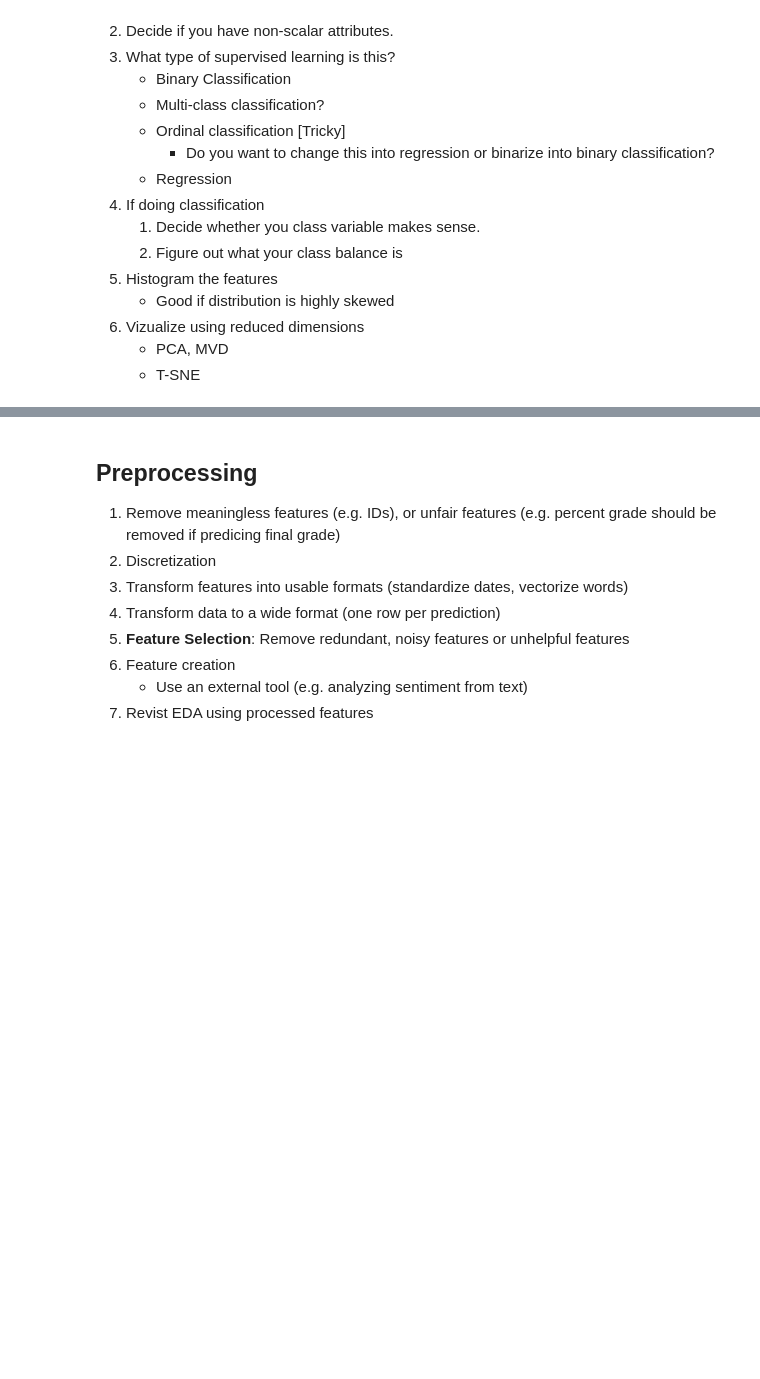
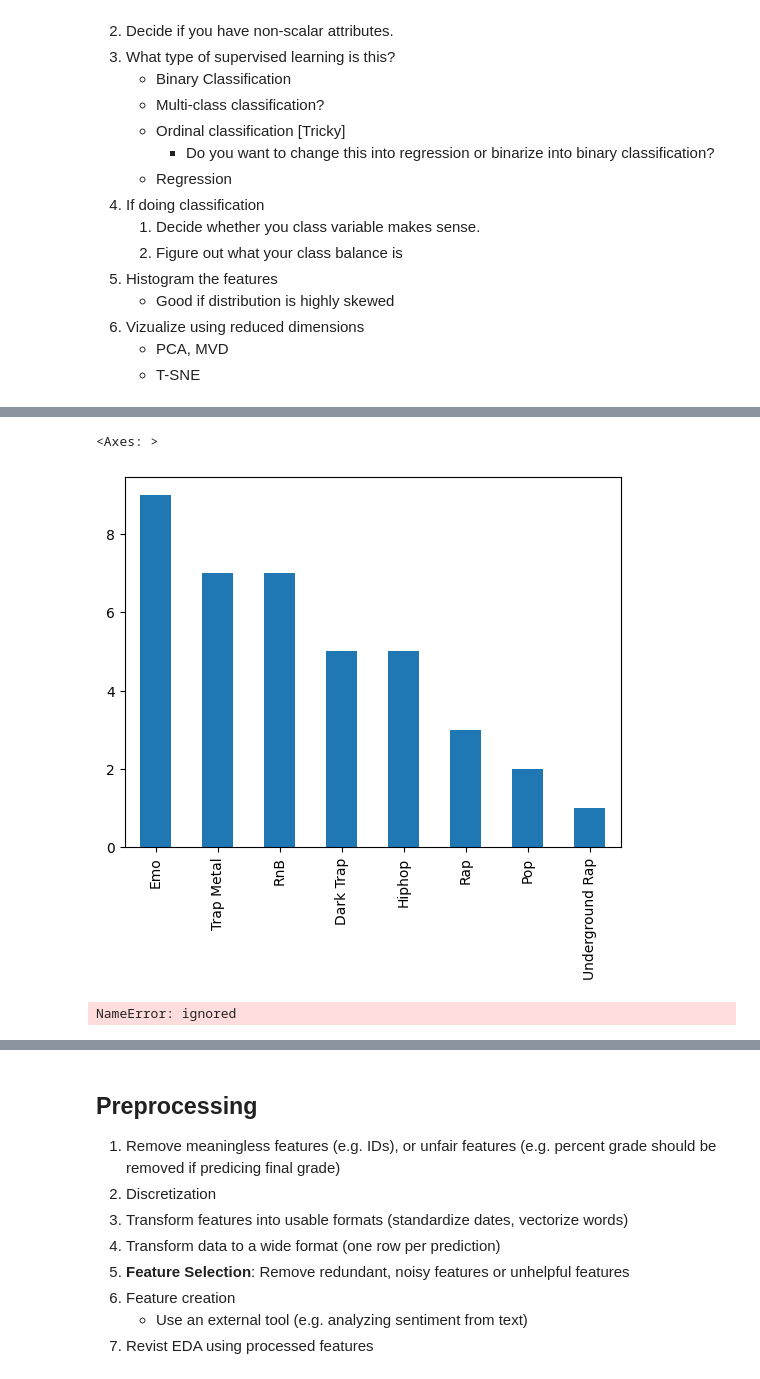
Before and after one commit to michaelwnau/_my_notebooks_ML_data_science, a Jupyter notebook: spotify_exploratory_analysis_P1.ipynb, the cells around one changed output, grey strips where cells are left out. Cells and saved outputs as stored; diff of their text form; code cells hidden in the pictures; blank space fills up the shorter version.

```diff
--- a/spotify_exploratory_analysis_P1.ipynb
+++ b/spotify_exploratory_analysis_P1.ipynb
@@ -152,0 +184,13 @@ weighted avg       1.00      1.00      1.00         8
+# %%
+# check class distribution
+playlists['Genre'].value_counts().plot(kind='bar')
+# %% [output]
+<Axes: >
+[figure, added]
+# %%
+# use t-SNE for visualization (convert your processed data to 2D)
+from sklearn.manifold import TSNE
+tsne = TSNE(n_components=2)
+playlists_2d = tsne.fit_transform(playlists_processed)
+# %% [output]
+NameError: ignored
```
Also changed, not shown: parts of 8 cells of this notebook.
